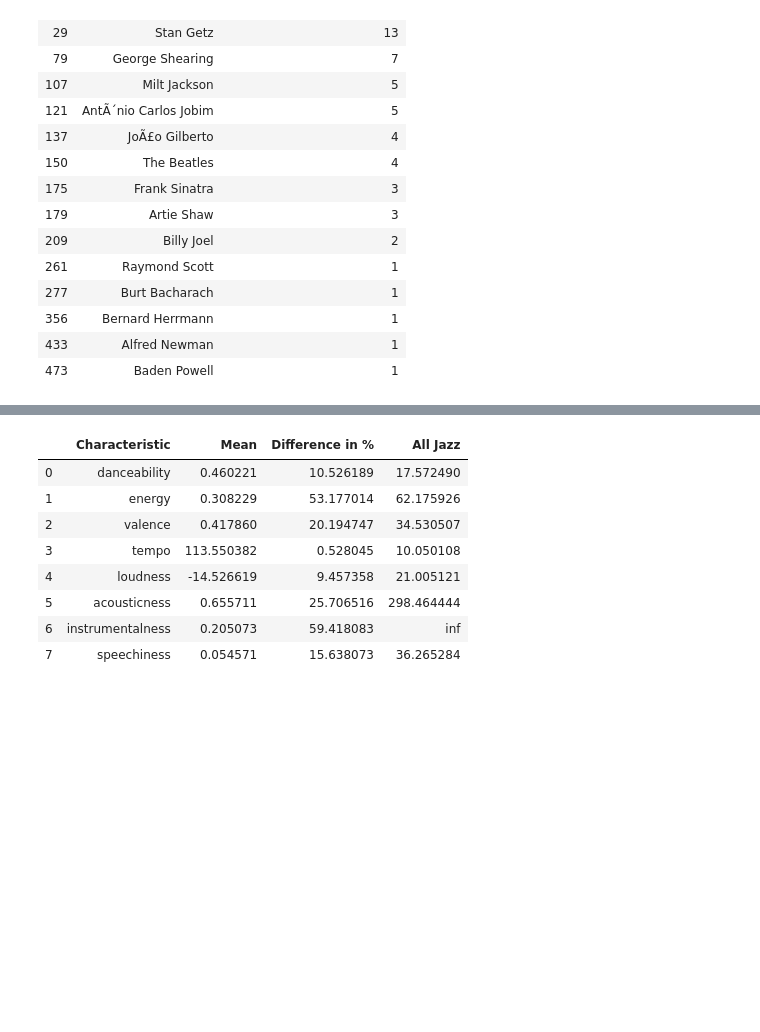
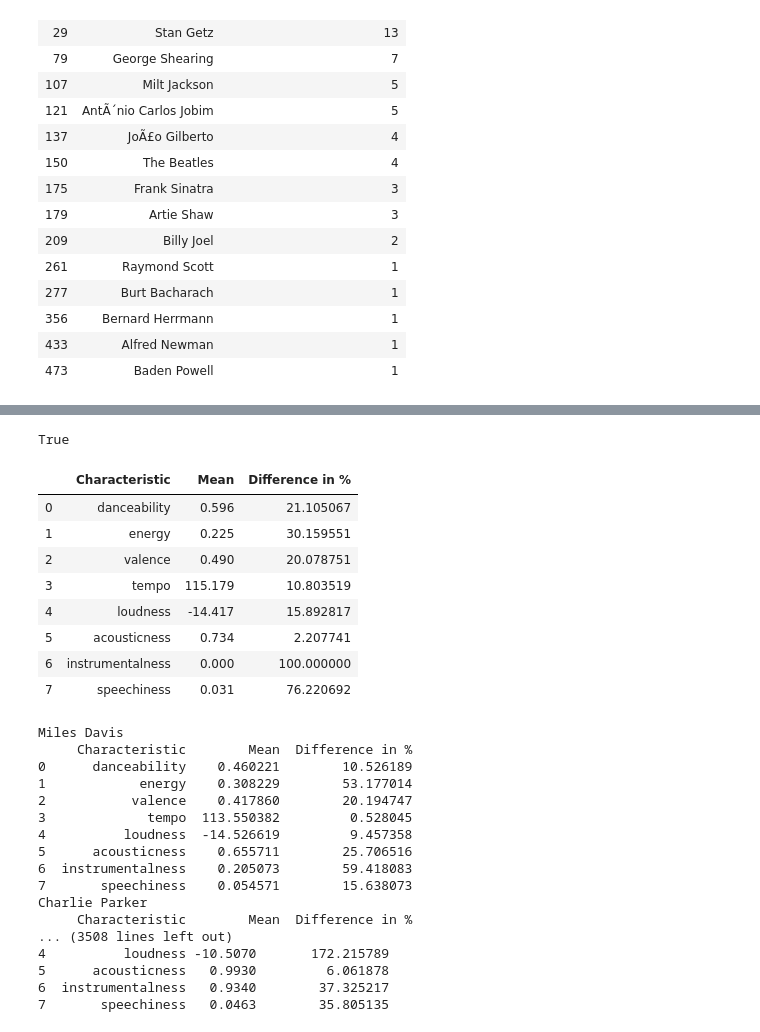
Before and after one commit to Wichaelian/ICM-2021, a Jupyter notebook: 2021_ICM_Problem_D_Data/Problem D.ipynb, the cells around one changed output, grey strips where cells are left out. Saved outputs shown, nothing was run; the diff lists cells and outputs as text; code cells hidden in the pictures; blank space fills up the shorter version.

```diff
--- a/2021_ICM_Problem_D_Data/Problem D.ipynb
+++ b/2021_ICM_Problem_D_Data/Problem D.ipynb
@@ -519,4 +519,10 @@ def diffGen(name):
     f = f.reset_index()
     f = f.rename(columns={'index': 'Characteristic', 0: 'Mean'})
     df['Difference in %'] = abs((df['Mean'] - f['Mean'])/df['Mean']) * 100
+    j = 0
+    while i < len(df):
+        if df['Difference in %'][i] == float('inf'):
+            print('True')
+            df.at[i, 'Difference in %'] = 100
+        i += 1
     return df
@@ -599,20 +529,42 @@ artists[artists['artist_name'] == 'Madonna']
+# %%
+jm = diffGen('Johnny Mandel')
+jm
+# %% [output]
+True
+|  | Characteristic | Mean | Difference in % |
+| 0 | danceability | 0.596 | 21.105067 |
+| 1 | energy | 0.225 | 30.159551 |
+| 2 | valence | 0.490 | 20.078751 |
+| 3 | tempo | 115.179 | 10.803519 |
+| 4 | loudness | -14.417 | 15.892817 |
+| 5 | acousticness | 0.734 | 2.207741 |
+| 6 | instrumentalness | 0.000 | 100.000000 |
+| 7 | speechiness | 0.031 | 76.220692 |
 # %%
 average = diffGen('Miles Davis')
 average['All Jazz'] = average['Difference in %']
 for i in jazzRoots['Influencer']:
-    #print(i)
+    print(i)
     df = diffGen(i)
-    #print(df)
+    print(df)
     average['All Jazz'] = average['All Jazz'] + df['Difference in %']
 average['All Jazz'] = average['All Jazz']/len(jazzRoots)
 average
 # %% [output]
-|  | Characteristic | Mean | Difference in % | All Jazz |
-| 0 | danceability | 0.460221 | 10.526189 | 17.572490 |
-| 1 | energy | 0.308229 | 53.177014 | 62.175926 |
-| 2 | valence | 0.417860 | 20.194747 | 34.530507 |
-| 3 | tempo | 113.550382 | 0.528045 | 10.050108 |
-| 4 | loudness | -14.526619 | 9.457358 | 21.005121 |
-| 5 | acousticness | 0.655711 | 25.706516 | 298.464444 |
-| 6 | instrumentalness | 0.205073 | 59.418083 | inf |
-| 7 | speechiness | 0.054571 | 15.638073 | 36.265284 |
+Miles Davis
+     Characteristic        Mean  Difference in %
+0      danceability    0.460221        10.526189
+1            energy    0.308229        53.177014
+2           valence    0.417860        20.194747
+3             tempo  113.550382         0.528045
+4          loudness  -14.526619         9.457358
+5      acousticness    0.655711        25.706516
+6  instrumentalness    0.205073        59.418083
+7       speechiness    0.054571        15.638073
+Charlie Parker
+     Characteristic        Mean  Difference in %
+... (3508 lines left out)
+4          loudness -10.5070       172.215789
+5      acousticness   0.9930         6.061878
+6  instrumentalness   0.9340        37.325217
+7       speechiness   0.0463        35.805135
```
Also changed, not shown: parts of 7 cells of this notebook.
